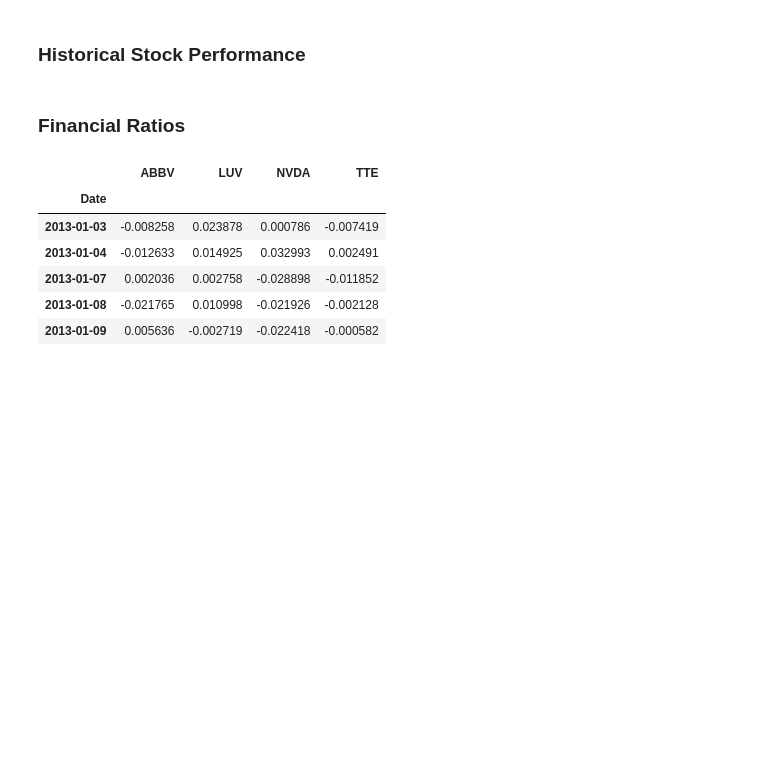
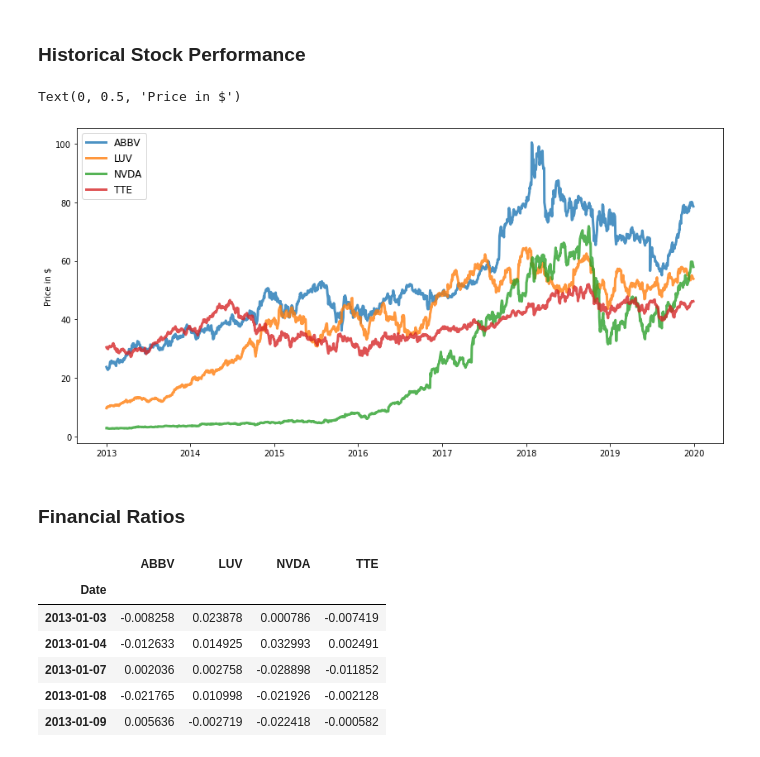
Before and after one commit to isabelgrau/ADMN5006-Financial-Analytics-Capital-Gain, a Jupyter notebook: ADMN 5006 Capital Gain Portfolio.ipynb, the cells around one changed output. Saved outputs shown, nothing was run; the diff lists cells and outputs as text; code cells hidden in the pictures; blank space fills up the shorter version.

Commit message:
added historical stock prices

```diff
--- a/ADMN 5006 Capital Gain Portfolio.ipynb
+++ b/ADMN 5006 Capital Gain Portfolio.ipynb
@@ -55,5 +55,16 @@ table.head()
 # %% [markdown]
 ### Historical Stock Performance
+# %%
+plt.figure(figsize=(14,7))
+
+for c in table.columns.values:
+    plt.plot(table.index, table[c],lw=3,alpha=0.8,label=c)
+
+plt.legend(loc='upper left',fontsize=12)
+plt.ylabel('Price in $')
+# %% [output]
+Text(0, 0.5, 'Price in $')
+[figure, added]
 # %% [markdown]
 ### Financial Ratios
 # %%
```
Also changed, not shown: parts of 22 cells of this notebook.
